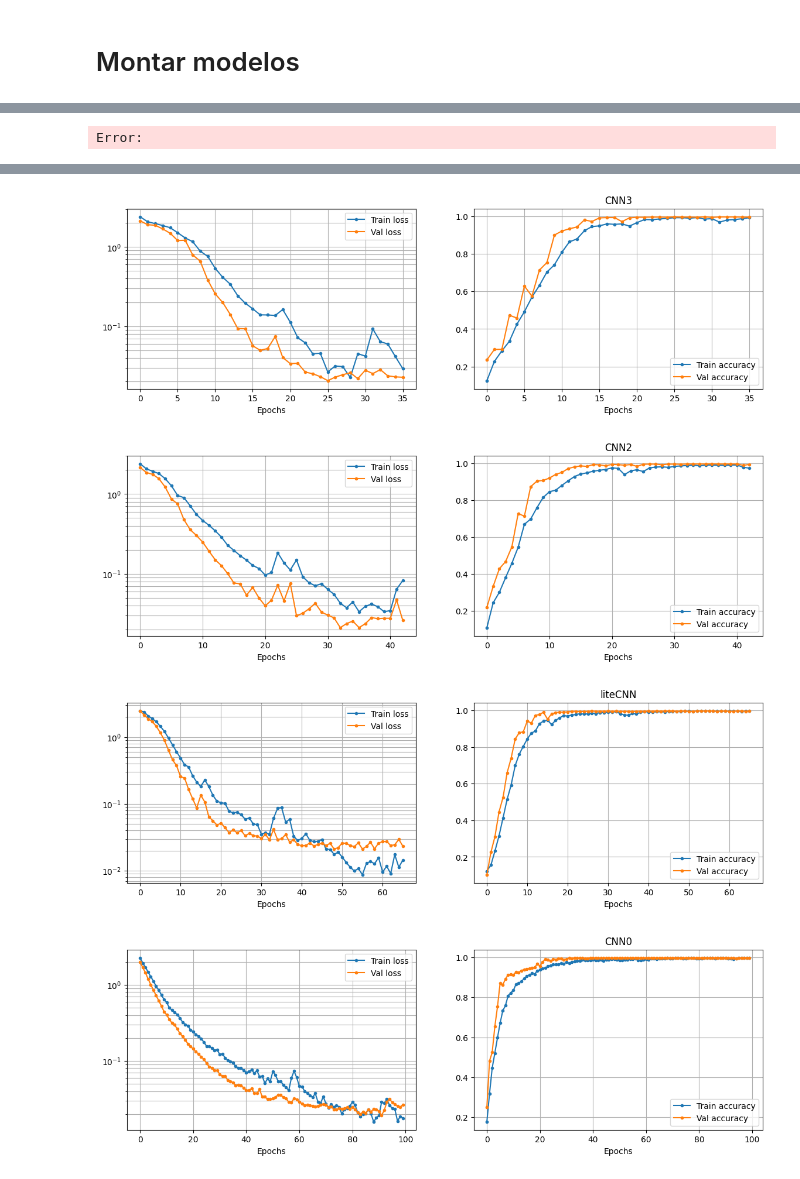
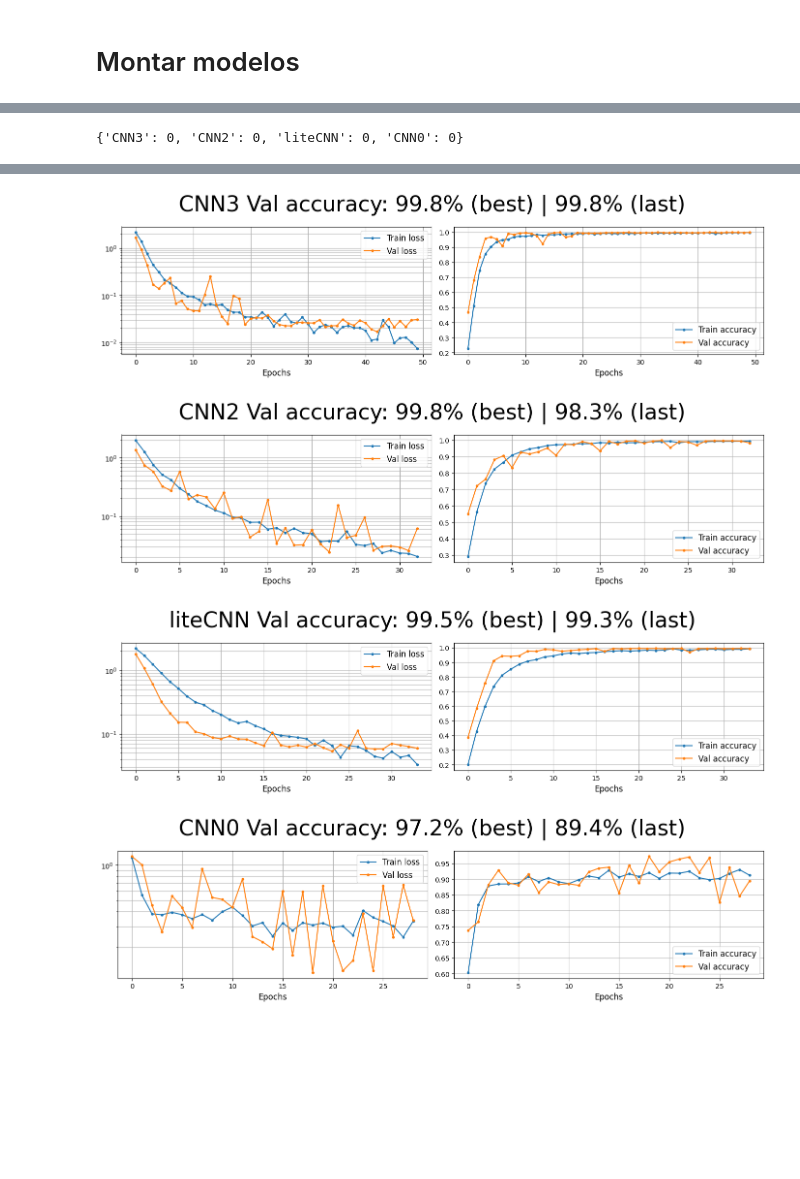
Before and after one commit to LuizFFonseca/Trabalho_final_AM, a Jupyter notebook: Trabalho.ipynb, the cells around one changed output, grey strips where cells are left out. Cells and saved outputs as stored; diff of their text form; code cells hidden in the pictures; blank space fills up the shorter version.

```diff
--- a/Trabalho.ipynb
+++ b/Trabalho.ipynb
@@ -859,21 +933,3 @@ FLOPS totais: 0.7156 (G)
-# %%
-models = [
-    get_CNN3(),
-    get_CNN2(),
-    get_liteCNN(),
-    get_CNN0(),
-    get_ResNet()
-    ]
-
-names = [
-    'CNN3',
-    'CNN2',
-    'liteCNN',
-    'CNN0',
-    'ResNet'
-    ]
-# %% [output]
-Error:
 # %%
 def plots(history, xlim=None, ylim=None, name = None):
   if hasattr(history, 'history'):
@@ -883,22 +939,21 @@ def plots(history, xlim=None, ylim=None, name = None):
   plt.plot(history['loss'], '.-', label='Train loss')
   if 'val_loss' in history.keys():
     plt.plot(history['val_loss'], '.-', label='Val loss')
-  plt.xlabel('Epochs');
-  plt.legend();
+  plt.xlabel('Epochs',fontsize = 12);
+  plt.legend(fontsize = 12);
   plt.yscale('log')
   plt.grid(which='both');
   plt.subplot(1, 2, 2)
   plt.plot(history['accuracy'], '.-', label='Train accuracy')
-  plt.xlabel('Epochs');
+  plt.xlabel('Epochs',fontsize = 12);
   if 'val_accuracy' in history.keys():
     plt.plot(history['val_accuracy'], '.-', label='Val accuracy')
-    plt.title(f"Val accuracy: {np.max(history['val_accuracy']):.1%} (best) | {history['val_accuracy'][-1]:.1%} (last)");
-  plt.legend();
+    plt.suptitle(f"{name} Val accuracy: {np.max(history['val_accuracy']):.1%} (best) | {history['val_accuracy'][-1]:.1%} (last)", fontsize = 32);
+  plt.legend(fontsize = 12);
   plt.xlim(xlim);
   plt.ylim(ylim);
-  if name is not None:
-    plt.title(name)
   plt.grid();
+  plt.tight_layout()
   # plt.show();
 # %%
 def train(model, epochs, batch_size, lr, callbacks):
@@ -913,22 +964,19 @@ from tensorflow.keras.callbacks import EarlyStopping
+# %%
+full_models = {f'{name}': 0 for name in names}
+full_models
+# %% [output]
+{'CNN3': 0, 'CNN2': 0, 'liteCNN': 0, 'CNN0': 0}
 # %%
 models = [
     get_CNN3(),
     get_CNN2(),
     get_liteCNN(),
     get_CNN0(),
-    get_ResNet()
-    ]
-
-names = [
-    'CNN3',
-    'CNN2',
-    'liteCNN',
-    'CNN0',
-    'ResNet'
     ]
 
 
 for i, model in enumerate(models):
-  history = train(model, epochs=100, batch_size=512, lr=0.001, callbacks=[EarlyStopping(patience=10)])
+  history = train(model, epochs=50, batch_size=best_hp[names[i]]['batch'], lr=best_hp[names[i]]['lr'], callbacks=[EarlyStopping(patience=10)])
   plots(history, name = names[i])
+  full_models[names[i]] = model #armazenar modelos treinados
 # %% [output]
@@ -939,4 +984,4 @@ WARNING:tensorflow:Callback method `on_train_batch_end` is slow compared to the
-[figure, old version]
+[figure, new version]
-[figure, old version]
+[figure, new version]
-[figure, old version]
+[figure, new version]
-[figure, old version]
+[figure, new version]
```
Also changed, not shown: parts of 41 cells of this notebook.
